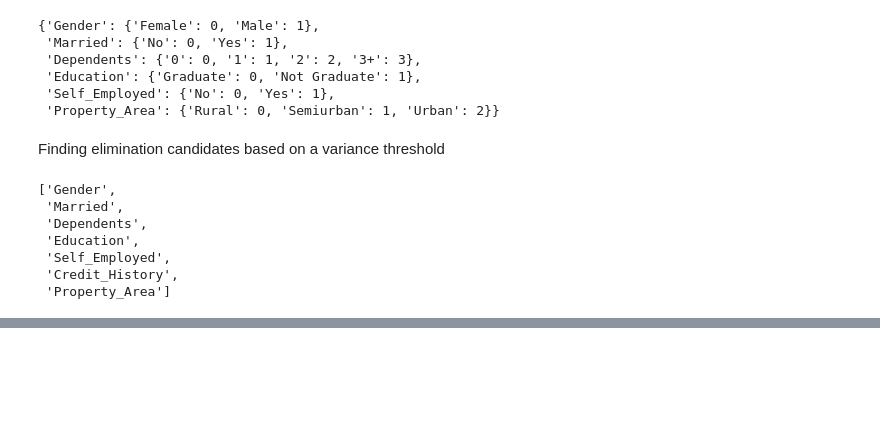
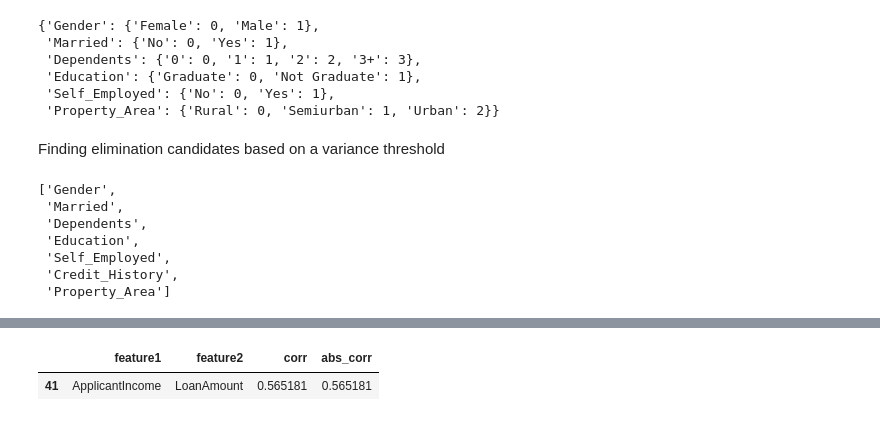
Before and after one commit to VaheC/ThinkingDS, a Jupyter notebook: ch2_dim_reduction.ipynb, the cells around one changed output, grey strips where cells are left out. Cells and saved outputs as stored; diff of their text form; code cells hidden in the pictures; blank space fills up the shorter version.

```diff
--- a/ch2_dim_reduction.ipynb
+++ b/ch2_dim_reduction.ipynb
@@ -206,0 +239,7 @@ var_elim_cols
+# %%
+CORR_THRESHOLD = 0.5
+
+corr_df[corr_df['abs_corr'] > CORR_THRESHOLD]
+# %% [output]
+|  | feature1 | feature2 | corr | abs_corr |
+| 41 | ApplicantIncome | LoanAmount | 0.565181 | 0.565181 |
```
Also changed, not shown: parts of 6 cells of this notebook.
